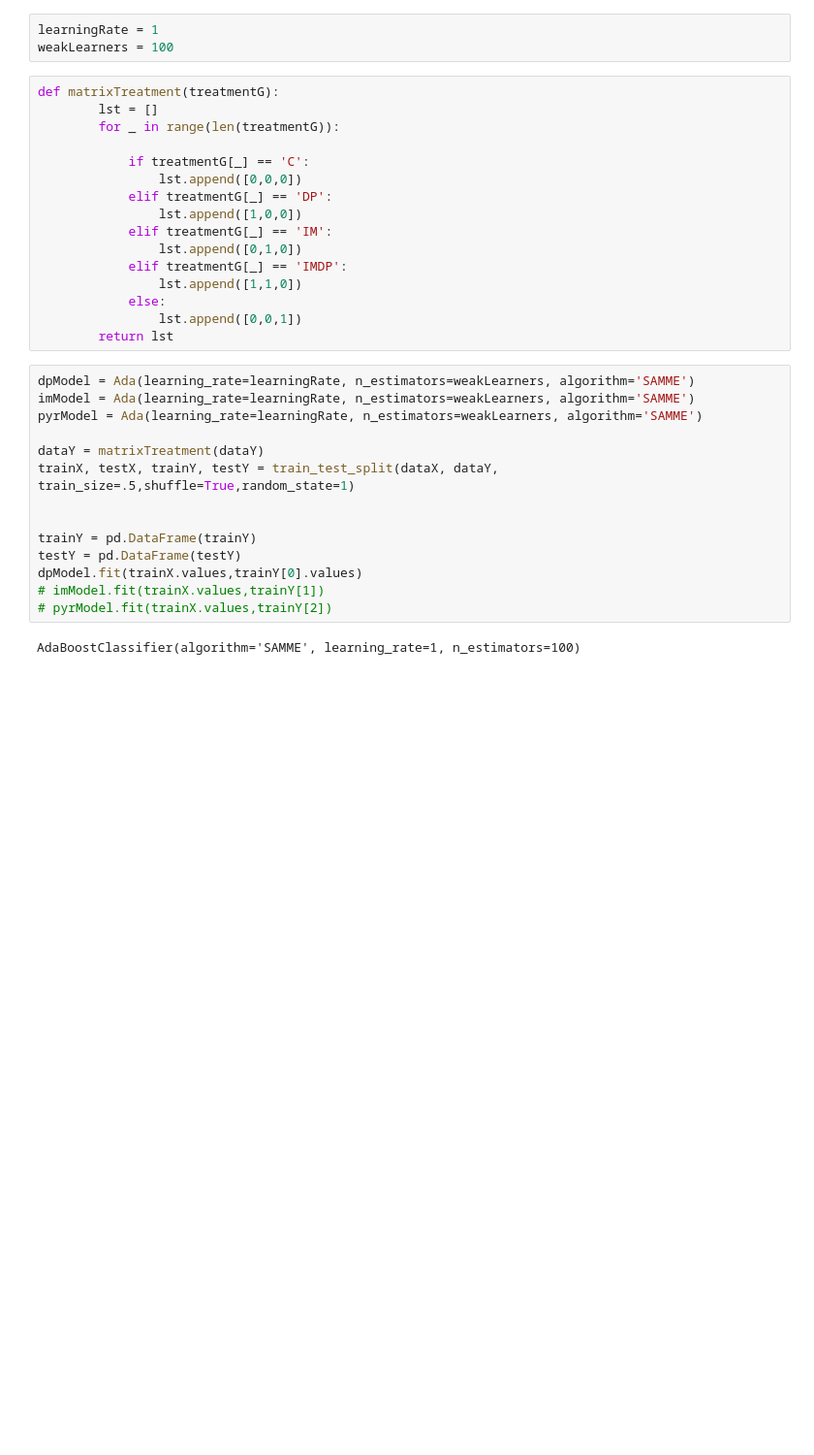
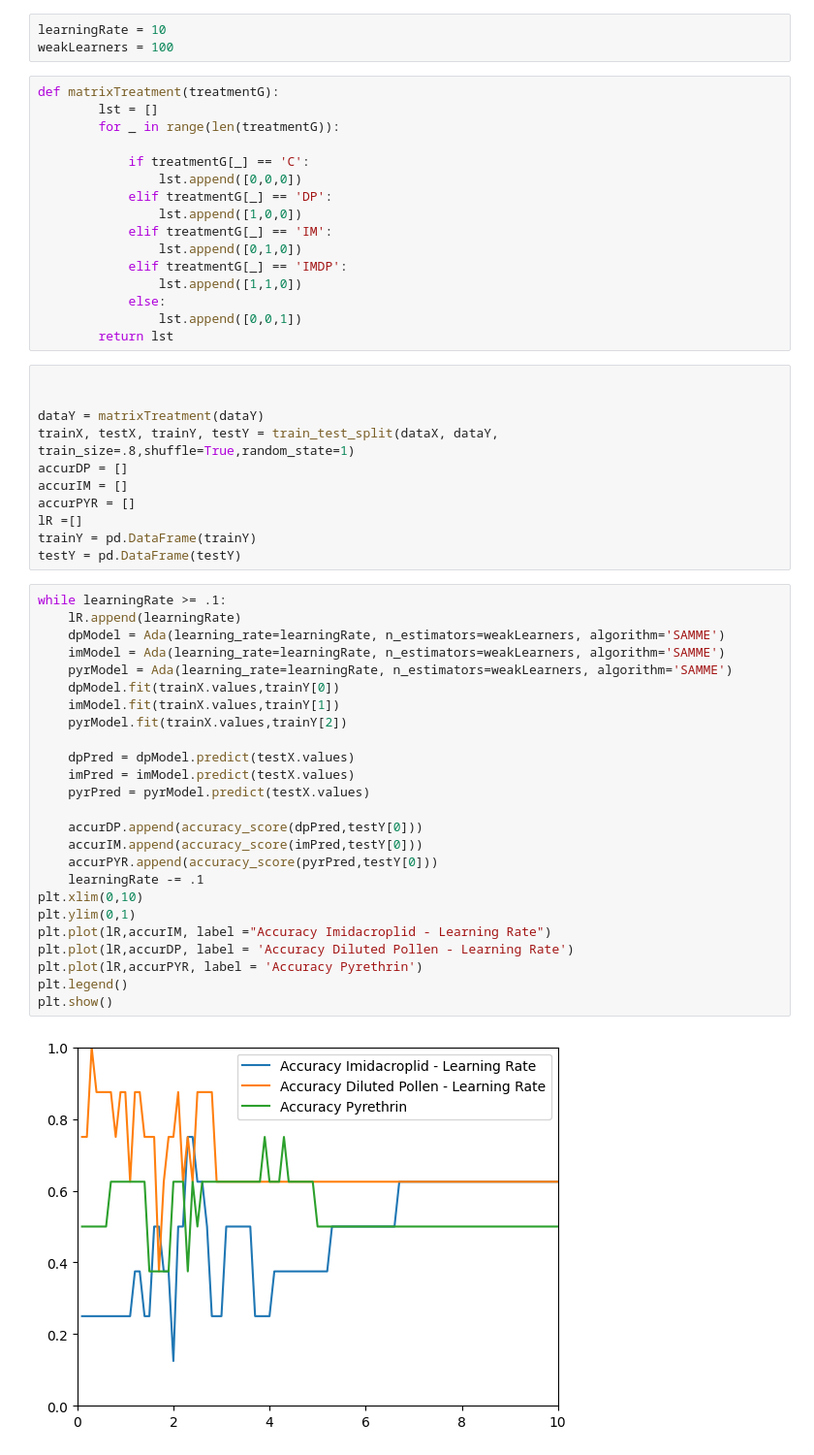
Before and after one commit to DOTEL0Y/Scikit-Portforlio-Cuticular-Hydrocarbon, a Jupyter notebook: learningRate.ipynb, the cells around one changed output. Shown at 97% size. Drawn from its saved outputs; the diff is of its cells as text; blank space fills up the shorter version.

```diff
--- a/learningRate.ipynb
+++ b/learningRate.ipynb
@@ -11,7 +20,7 @@ allData = pd.read_csv('napchc13.csv')
 dataY = allData[['Treatment']].values
 dataX = allData.drop(['Queen','Treatment'],axis=1)
 # %%
-learningRate = 1
+learningRate = 10
 weakLearners = 100
 # %%
 def matrixTreatment(treatmentG):
@@ -30,18 +39,40 @@ def matrixTreatment(treatmentG):
                 lst.append([0,0,1])
         return lst
 # %%
-dpModel = Ada(learning_rate=learningRate, n_estimators=weakLearners, algorithm='SAMME')
-imModel = Ada(learning_rate=learningRate, n_estimators=weakLearners, algorithm='SAMME')
-pyrModel = Ada(learning_rate=learningRate, n_estimators=weakLearners, algorithm='SAMME')
+
 
 dataY = matrixTreatment(dataY)
-trainX, testX, trainY, testY = train_test_split(dataX, dataY, train_size=.5,shuffle=True,random_state=1)
-
-
+trainX, testX, trainY, testY = train_test_split(dataX, dataY, train_size=.8,shuffle=True,random_state=1)
+accurDP = []
+accurIM = []
+accurPYR = []
+lR =[]
 trainY = pd.DataFrame(trainY)
 testY = pd.DataFrame(testY)
-dpModel.fit(trainX.values,trainY[0].values)
-# imModel.fit(trainX.values,trainY[1])
-# pyrModel.fit(trainX.values,trainY[2])
-# %% [output]
-AdaBoostClassifier(algorithm='SAMME', learning_rate=1, n_estimators=100)
+# %%
+while learningRate >= .1:
+    lR.append(learningRate)
+    dpModel = Ada(learning_rate=learningRate, n_estimators=weakLearners, algorithm='SAMME')
+    imModel = Ada(learning_rate=learningRate, n_estimators=weakLearners, algorithm='SAMME')
+    pyrModel = Ada(learning_rate=learningRate, n_estimators=weakLearners, algorithm='SAMME')
+    dpModel.fit(trainX.values,trainY[0])
+    imModel.fit(trainX.values,trainY[1])
+    pyrModel.fit(trainX.values,trainY[2])
+
+    dpPred = dpModel.predict(testX.values)
+    imPred = imModel.predict(testX.values)
+    pyrPred = pyrModel.predict(testX.values)
+
+    accurDP.append(accuracy_score(dpPred,testY[0]))
+    accurIM.append(accuracy_score(imPred,testY[0]))
+    accurPYR.append(accuracy_score(pyrPred,testY[0]))
+    learningRate -= .1
+plt.xlim(0,10)
+plt.ylim(0,1)
+plt.plot(lR,accurIM, label ="Accuracy Imidacroplid - Learning Rate")
+plt.plot(lR,accurDP, label = 'Accuracy Diluted Pollen - Learning Rate')
+plt.plot(lR,accurPYR, label = 'Accuracy Pyrethrin')
+plt.legend()
+plt.show()
+# %% [output]
+[figure, added]
```
Also changed, not shown: parts of 3 cells of this notebook.
